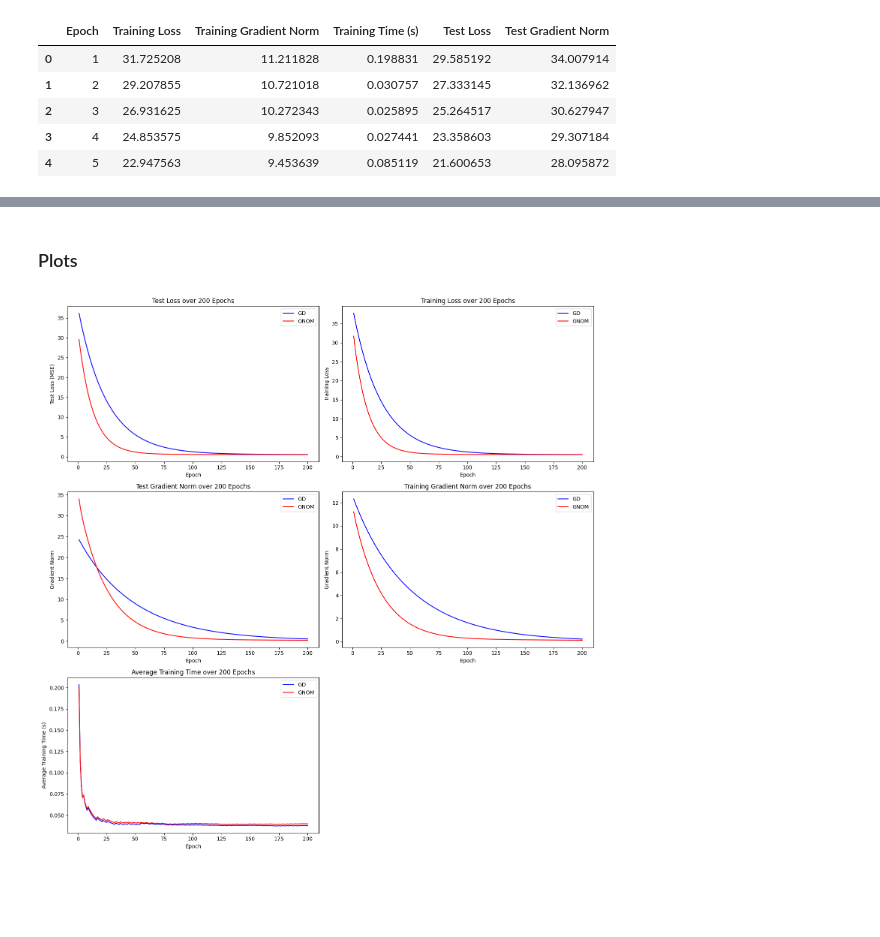
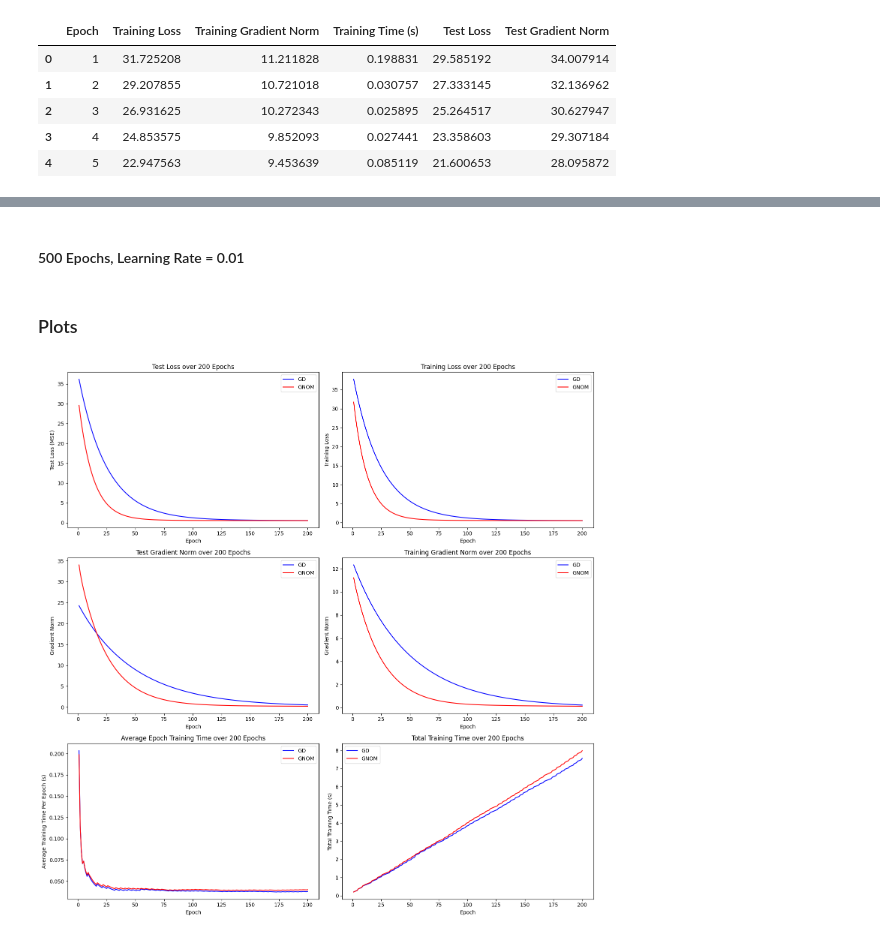
Before and after one commit to thomask902/2024-Numerical-Optimization-Research, a Jupyter notebook: linear_regression/analysis.ipynb, the cells around one changed output, grey strips where cells are left out. Saved outputs shown, nothing was run; the diff lists cells and outputs as text; code cells hidden in the pictures; blank space fills up the shorter version.

```diff
--- a/linear_regression/analysis.ipynb
+++ b/linear_regression/analysis.ipynb
@@ -25,3 +43,11 @@ GNOM_stats.head()
+# %% [markdown]
+#### 500 Epochs, Learning Rate = 0.01
+# %%
+GD_file_path = "wine/GD/lr-0.01/500/2024-09-18-16:34:38/results.csv"
+GD_stats = pd.read_csv(GD_file_path)
+# %%
+GNOM_file_path = "wine/GNOM/lr-0.01/500/2024-09-18-16:33:30/results.csv"
+GNOM_stats = pd.read_csv(GNOM_file_path)
 # %% [markdown]
 ### Plots
 # %%
@@ -44,6 +70,10 @@ GNOM_test_norm = GNOM_stats['Test Gradient Norm']
 # Calculate average training time (expanding mean)
 GD_avg_training_time = GD_stats['Training Time (s)'].expanding().mean()
 GNOM_avg_training_time = GNOM_stats['Training Time (s)'].expanding().mean()
+
+# Calculate total training time (expanding mean)
+GD_total_training_time = GD_stats['Training Time (s)'].expanding().sum()
+GNOM_total_training_time = GNOM_stats['Training Time (s)'].expanding().sum()
 
 # Create subplots (3 rows, 2 columns)
 fig, axes = plt.subplots(3, 2, figsize=(15, 15))
@@ -66,34 +96,40 @@ axes[0, 1].legend()
 
 # Plot 3: Training Gradient Norm
 axes[1, 1].plot(epochs, GD_train_norm, label='GD', color='blue')
 axes[1, 1].plot(epochs, GNOM_train_norm, label='GNOM', color='red')
 axes[1, 1].set_xlabel('Epoch')
 axes[1, 1].set_ylabel('Gradient Norm')
 axes[1, 1].set_title(f'Training Gradient Norm over {num_epochs} Epochs')
 axes[1, 1].legend()
 
 # Plot 4: Test Gradient Norm
 axes[1, 0].plot(epochs, GD_test_norm, label='GD', color='blue')
 axes[1, 0].plot(epochs, GNOM_test_norm, label='GNOM', color='red')
 axes[1, 0].set_xlabel('Epoch')
 axes[1, 0].set_ylabel('Gradient Norm')
 axes[1, 0].set_title(f'Test Gradient Norm over {num_epochs} Epochs')
 axes[1, 0].legend()
 
 # Plot 5: Average Training Time
 axes[2, 0].plot(epochs, GD_avg_training_time, label='GD', color='blue')
 axes[2, 0].plot(epochs, GNOM_avg_training_time, label='GNOM', color='red')
 axes[2, 0].set_xlabel('Epoch')
-axes[2, 0].set_ylabel('Average Training Time (s)')
-axes[2, 0].set_title(f'Average Training Time over {num_epochs} Epochs')
+axes[2, 0].set_ylabel('Average Training Time Per Epoch (s)')
+axes[2, 0].set_title(f'Average Epoch Training Time over {num_epochs} Epochs')
 axes[2, 0].legend()
 
-axes[2, 1].axis('off')
+# Plot 5: Average Training Time
+axes[2, 1].plot(epochs, GD_total_training_time, label='GD', color='blue')
+axes[2, 1].plot(epochs, GNOM_total_training_time, label='GNOM', color='red')
+axes[2, 1].set_xlabel('Epoch')
+axes[2, 1].set_ylabel('Total Training Time (s)')
+axes[2, 1].set_title(f'Total Training Time over {num_epochs} Epochs')
+axes[2, 1].legend()
 
 # Adjust the layout
 plt.tight_layout()
 
 # Show the plot
 plt.show()
 # %% [output]
-[figure, old version]
+[figure, new version]
```
Also changed, not shown: parts of 7 cells of this notebook, 1 other file.
